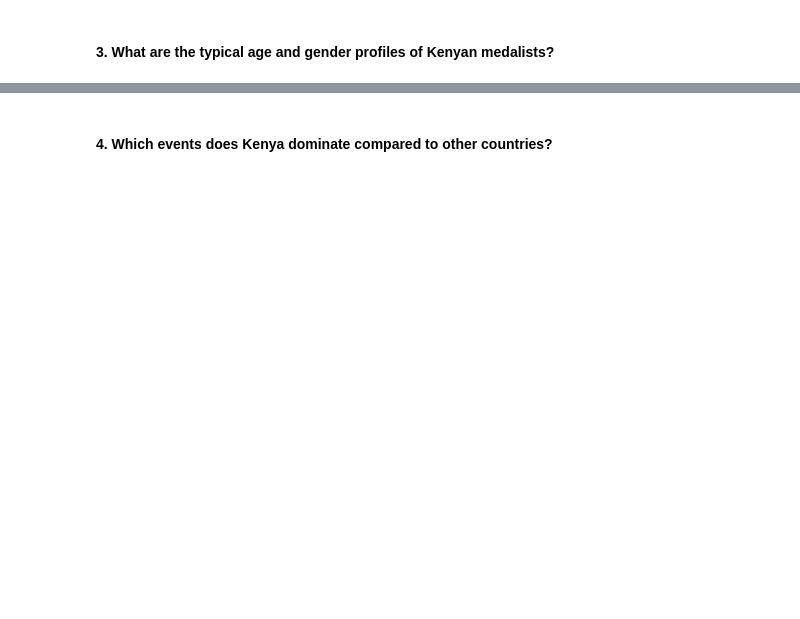
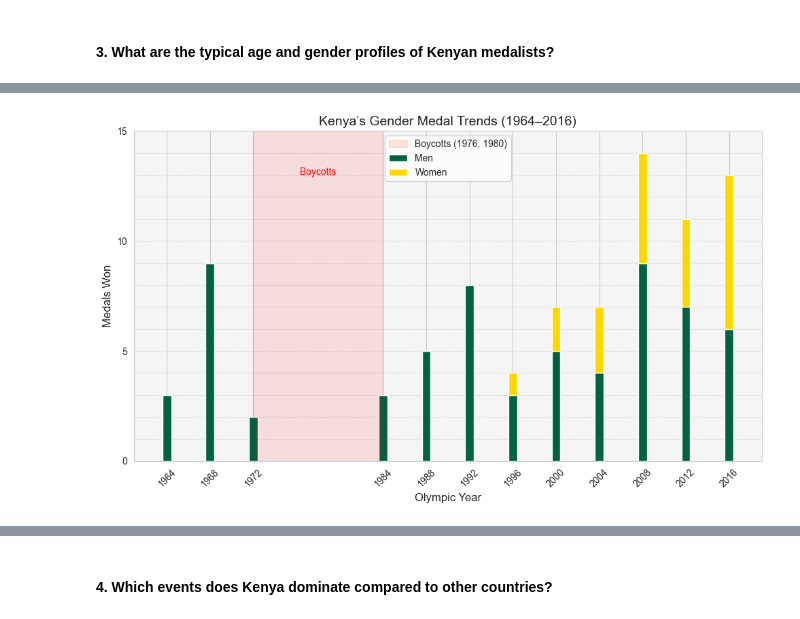
Before and after one commit to bree-byte/Kenya-olympic-Analysis, a Jupyter notebook: Pydata-capstone-project/pydata-capstone.ipynb, the cells around one changed output, grey strips where cells are left out. Drawn from its saved outputs; the diff is of its cells as text; code cells hidden in the pictures; blank space fills up the shorter version.

```diff
--- a/Pydata-capstone-project/pydata-capstone.ipynb
+++ b/Pydata-capstone-project/pydata-capstone.ipynb
@@ -393,0 +225,41 @@ Age by Gender:
+# %%
+
+
+# Data (1956–2016, excluding boycotts for clarity)
+years = [1964, 1968, 1972, 1984, 1988, 1992, 1996, 2000, 2004, 2008, 2012, 2016]
+men_medals = [3, 9, 2, 3, 5, 8, 3, 5, 4, 9, 7, 6]
+women_medals = [0, 0, 0, 0, 0, 0, 1, 2, 3, 5, 4, 7]
+
+# Create figure
+plt.figure(figsize=(10, 6), dpi=100)  # Canva-friendly size
+plt.bar(years, men_medals, color='#006241', label='Men')
+plt.bar(years, women_medals, bottom=men_medals, color='#FFD700', label='Women')
+
+# Axes with major/minor ticks
+ax = plt.gca()
+ax.xaxis.set_major_locator(ticker.MultipleLocator(8))  # Major ticks: every 8 years (1964, 1972, 1988, 1996, 2004, 2012)
+ax.xaxis.set_minor_locator(ticker.MultipleLocator(2))  # Minor ticks: every 2 years for finer granularity
+ax.yaxis.set_major_locator(ticker.MultipleLocator(5))  # Major ticks: every 5 medals
+ax.yaxis.set_minor_locator(ticker.MultipleLocator(1))  # Minor ticks: every 1 medal
+ax.set_xticks(years)  # Show all years
+ax.set_xticklabels(years, rotation=45, fontsize=10)
+ax.set_xlabel('Olympic Year', fontsize=12)
+ax.set_ylabel('Medals Won', fontsize=12)
+ax.set_ylim(0, 15)  # Cap for readability
+
+# Boycott shading
+plt.axvspan(1972, 1984, color='red', alpha=0.1, label='Boycotts (1976, 1980)')
+plt.text(1978, 13, 'Boycotts', fontsize=10, ha='center', color='red')
+
+# Styling
+plt.title('Kenya’s Gender Medal Trends (1964–2016)', fontsize=14)
+plt.legend(loc='upper center', fontsize=10)
+plt.grid(True, which='both', linestyle='--', alpha=0.5, axis='y')
+ax.set_facecolor('#F5F5F5')  # Light gray background
+plt.tight_layout()
+
+# Save for Canva
+plt.savefig('kenya_gender_trends.png', bbox_inches='tight', dpi=300)
+plt.show()  # Prevent display in non-interactive environments
+# %% [output]
+[figure, added]
```
Also changed, not shown: parts of 19 cells of this notebook, 15 other files.
